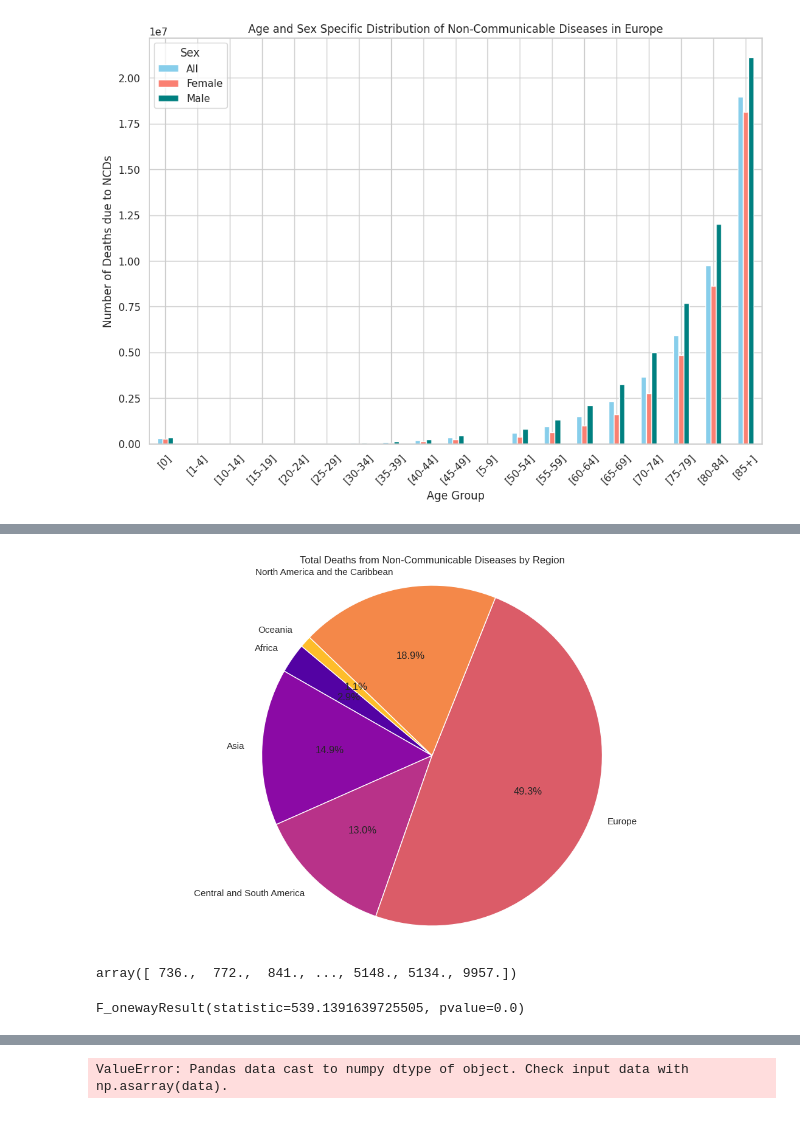
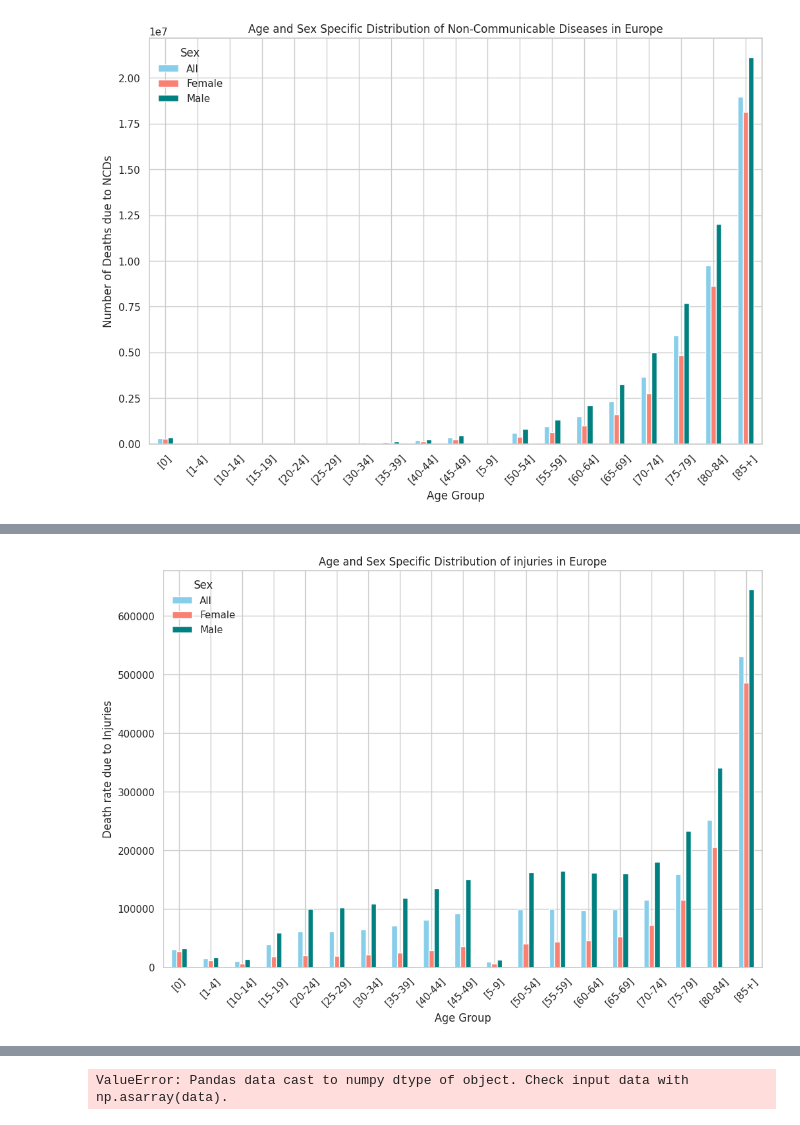
Before and after one commit to CEJ-Ezenezi/Global-Mortality-Analysis, a Jupyter notebook: global_mortality_patterns.ipynb, the cells around one changed output, grey strips where cells are left out. Saved outputs shown, nothing was run; the diff lists cells and outputs as text; code cells hidden in the pictures.

Commit message:
carried out multi-linear regression

```diff
--- a/global_mortality_patterns.ipynb
+++ b/global_mortality_patterns.ipynb
@@ -366,20 +398,17 @@ Passing `palette` without assigning `hue` is deprecated and will be removed in v
 # %%
-# Assuming you have loaded your dataset into a DataFrame named df
+#Filter the data for Europe and non-communicable diseases and aggregate by Age group
+age_group_europe = merged_deaths_df[(merged_deaths_df['Region Name'] == 'Europe')
+                 & (merged_deaths_df['Age Group'] != '[All]')]
 
-# Step 1: Filter the data for Europe and non-communicable diseases
-europe_ncds = merged_deaths_df[(merged_deaths_df['Region Name'] == 'Europe') & (merged_deaths_df['Age Group'] != '[All]')]
+europe_ncds = age_group_europe.groupby('Age Group')['Death rate per 100 000 population_noncom'].sum().reset_index()
 
-# Step 2: Aggregate the data by Age Group
-# You can use 'Number_noncom' for counting deaths or 'Death rate per 100 000 population_noncom' for rates
-age_group_data = europe_ncds.groupby('Age Group')['Death rate per 100 000 population_noncom'].sum().reset_index()
-
-# Step 3: Create a bar chart
+#Creating bar chart
 plt.figure(figsize=(12, 8))
-plt.bar(age_group_data['Age Group'], age_group_data['Death rate per 100 000 population_noncom'], color='teal')
+plt.bar(europe_ncds['Age Group'], europe_ncds['Death rate per 100 000 population_noncom'], color='teal')
 plt.xlabel('Age Group')
 plt.ylabel('Death rate per 100 000 population due to NCDs')
 plt.title('Age-Specific Distribution of Non-Communicable Diseases in Europe')
-plt.xticks(rotation=45)  # Rotating the x-axis labels for better readability
+plt.xticks(rotation=45)
 plt.show()
 # %% [output]
 [figure]
@@ -427,37 +455,15 @@ plt.show()
-# %%
-# Filter the merged data for non-communicable diseases
-noncom_deaths_data = noncom_deaths[['Region Name', 'Year', 'Number']]
-
-# Group by Region Name and sum the number of deaths
-region_noncom_deaths = noncom_deaths_data.groupby('Region Name')['Number'].sum().reset_index()
-
-# Set the plot style
-plt.style.use('seaborn-whitegrid')
-
-# Create the pie chart
-plt.figure(figsize=(14, 8))
-plt.pie(region_noncom_deaths['Number'], labels=region_noncom_deaths['Region Name'], autopct='%1.1f%%', startangle=140, colors=sns.color_palette('plasma', len(region_noncom_deaths)))
-
-# Customize the plot
-plt.title('Total Deaths from Non-Communicable Diseases by Region')
-plt.axis('equal')  # Equal aspect ratio ensures that pie is drawn as a circle.
-
-# Show the plot
-plt.show()
-# %% [output]
-[figure, removed]
-# %%
-num_com = np.array(filtered_data['Number_com'])
-num_ill = np.array(filtered_data['Number_ill'])
-num_injuries = np.array(filtered_data['Number'])
-num_noncom = np.array(filtered_data['Number_noncom'])
-
-np.array(num_injuries)
-# %% [output]
-array([ 736.,  772.,  841., ..., 5148., 5134., 9957.])
-# %%
-import scipy.stats as stats
-# Perform the ANOVA
-stats.f_oneway(num_com, num_ill, num_injuries, num_noncom)
-# %% [output]
-F_onewayResult(statistic=539.1391639725505, pvalue=0.0)
+# %%
+#for Injuries, sum up 'Death rate per 100 000 population'
+europe_injuries_sex = age_group_europe.groupby(['Age Group', 'Sex'])['Death rate per 100 000 population'].sum().unstack()
+
+# Step 3: Create a multiple bar chart
+fig, ax = plt.subplots(figsize=(12, 8))
+europe_injuries_sex.plot(kind='bar', ax=ax, color=['skyblue', 'salmon', 'teal'])
+ax.set_xlabel('Age Group')
+ax.set_ylabel('Death rate due to Injuries')
+ax.set_title('Age and Sex Specific Distribution of injuries in Europe')
+ax.legend(title='Sex')
+plt.xticks(rotation=45)  # Rotating the x-axis labels for better readability
+plt.show()
+# %% [output]
+[figure, added]
```
Also changed, not shown: parts of 18 cells of this notebook.
